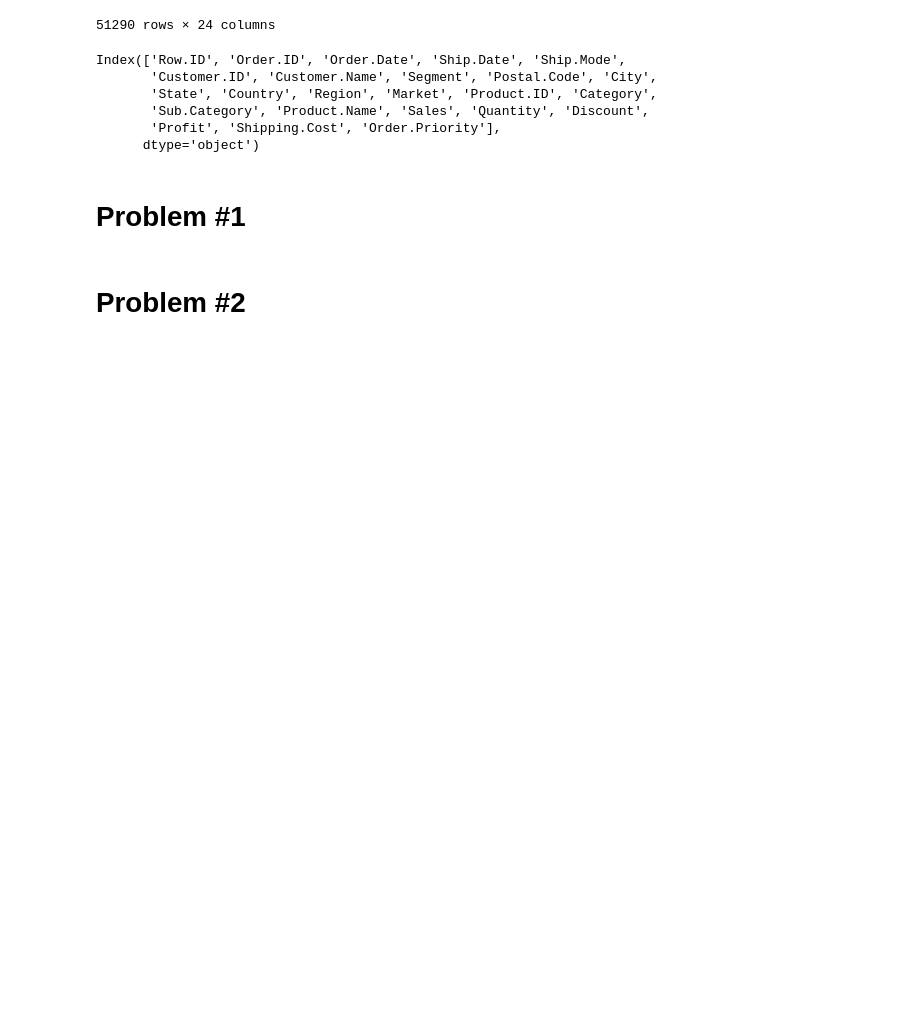
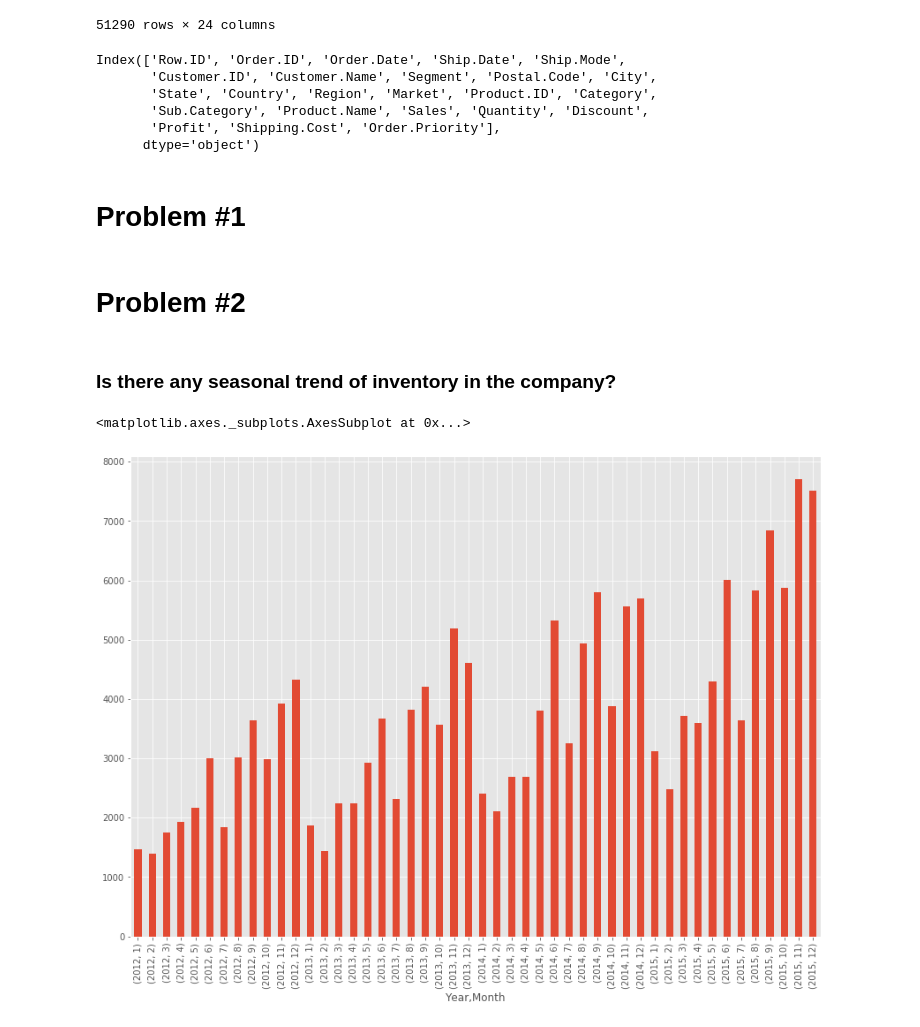
Before and after one commit to bbzou/ML_Lab, a Jupyter notebook: Xavier.ipynb, the cells around one changed output. Saved outputs shown, nothing was run; the diff lists cells and outputs as text; code cells hidden in the pictures; blank space fills up the shorter version.

```diff
--- a/Xavier.ipynb
+++ b/Xavier.ipynb
@@ -50,0 +53,16 @@ date_group=df.groupby('Order.Date')
+# %%
+df['Order.Date']=pd.to_datetime(df['Order.Date'])
+# %%
+df['Month']=list(map(lambda x: x.month, df['Order.Date']))
+# %%
+df['Year']=list(map(lambda x: x.year, df['Order.Date']))
+# %%
+group_dates=df.groupby(['Year', 'Month'])
+# %% [markdown]
+### Is there any seasonal trend of inventory in the company?
+# %%
+plt.figure(figsize=(14,10))
+group_dates['Quantity'].sum().plot.bar()
+# %% [output]
+<matplotlib.axes._subplots.AxesSubplot at 0x...>
+[figure, added]
```
Also changed, not shown: parts of 32 cells of this notebook.
